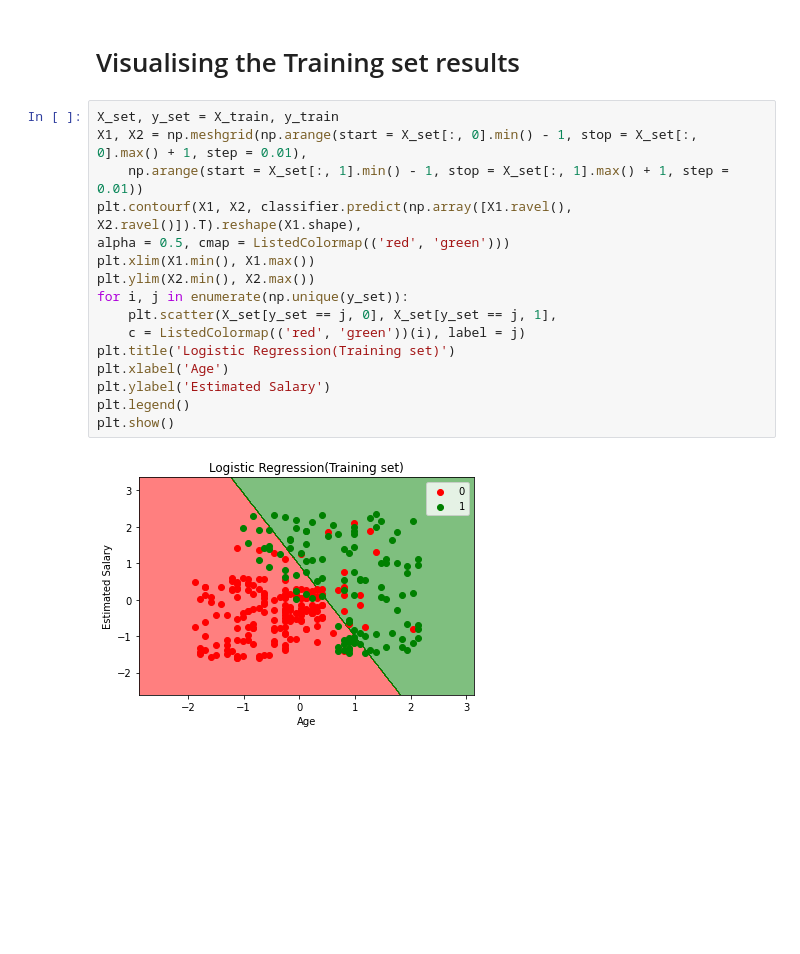
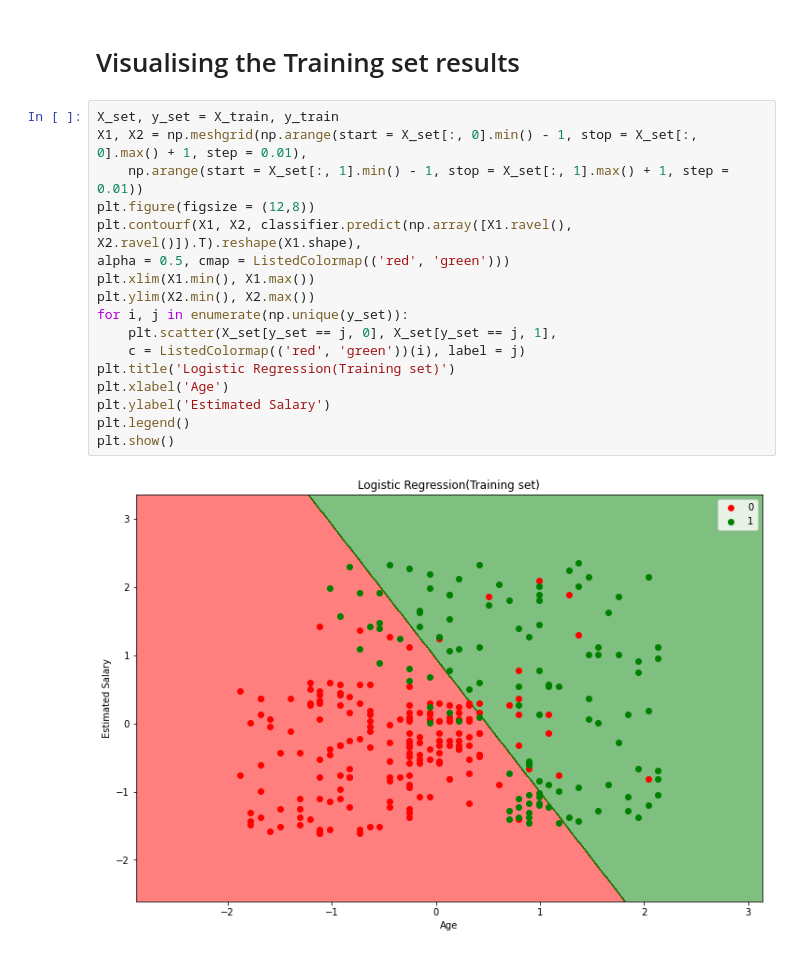
Before and after one commit to anuragbansal009/DMA-LabWork, a Jupyter notebook: Practical - Logistic Regression - Classification .ipynb, the cells around one changed output. Cells and saved outputs as stored; diff of their text form; blank space fills up the shorter version.

```diff
--- a/Practical - Logistic Regression - Classification .ipynb
+++ b/Practical - Logistic Regression - Classification .ipynb
@@ -91,21 +92,22 @@ sns.heatmap(cm, annot=True)
 # %%
 X_set, y_set = X_train, y_train
 X1, X2 = np.meshgrid(np.arange(start = X_set[:, 0].min() - 1, stop = X_set[:, 0].max() + 1, step = 0.01),
     np.arange(start = X_set[:, 1].min() - 1, stop = X_set[:, 1].max() + 1, step = 0.01))
+plt.figure(figsize = (12,8))
 plt.contourf(X1, X2, classifier.predict(np.array([X1.ravel(), X2.ravel()]).T).reshape(X1.shape),
 alpha = 0.5, cmap = ListedColormap(('red', 'green')))
 plt.xlim(X1.min(), X1.max())
 plt.ylim(X2.min(), X2.max())
 for i, j in enumerate(np.unique(y_set)):
     plt.scatter(X_set[y_set == j, 0], X_set[y_set == j, 1],
     c = ListedColormap(('red', 'green'))(i), label = j)
 plt.title('Logistic Regression(Training set)')
 plt.xlabel('Age')
 plt.ylabel('Estimated Salary')
 plt.legend()
 plt.show()
 # %% [output]
-[figure, old version]
+[figure, new version]
 # %%
 X_set, y_set = X_test, y_test
 X1, X2 = np.meshgrid(np.arange(start = X_set[:, 0].min() - 1, stop = X_set[:, 0].max() + 1, step = 0.01),
```
Also changed, not shown: parts of 2 cells of this notebook.
